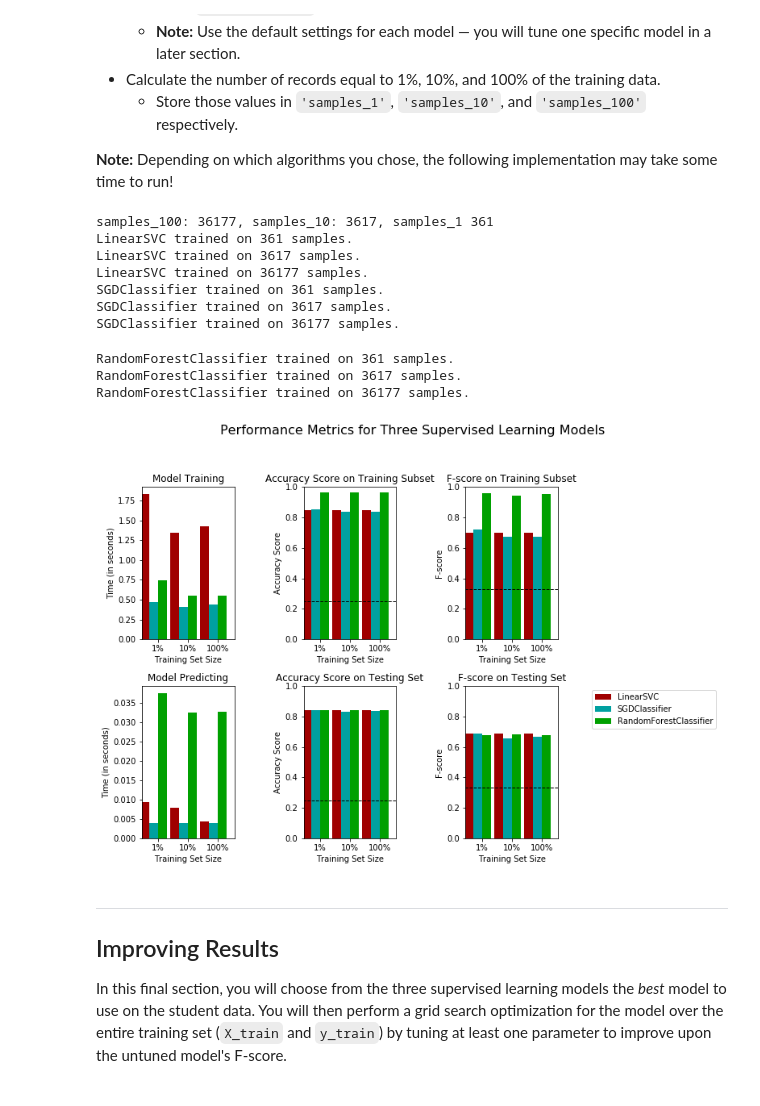
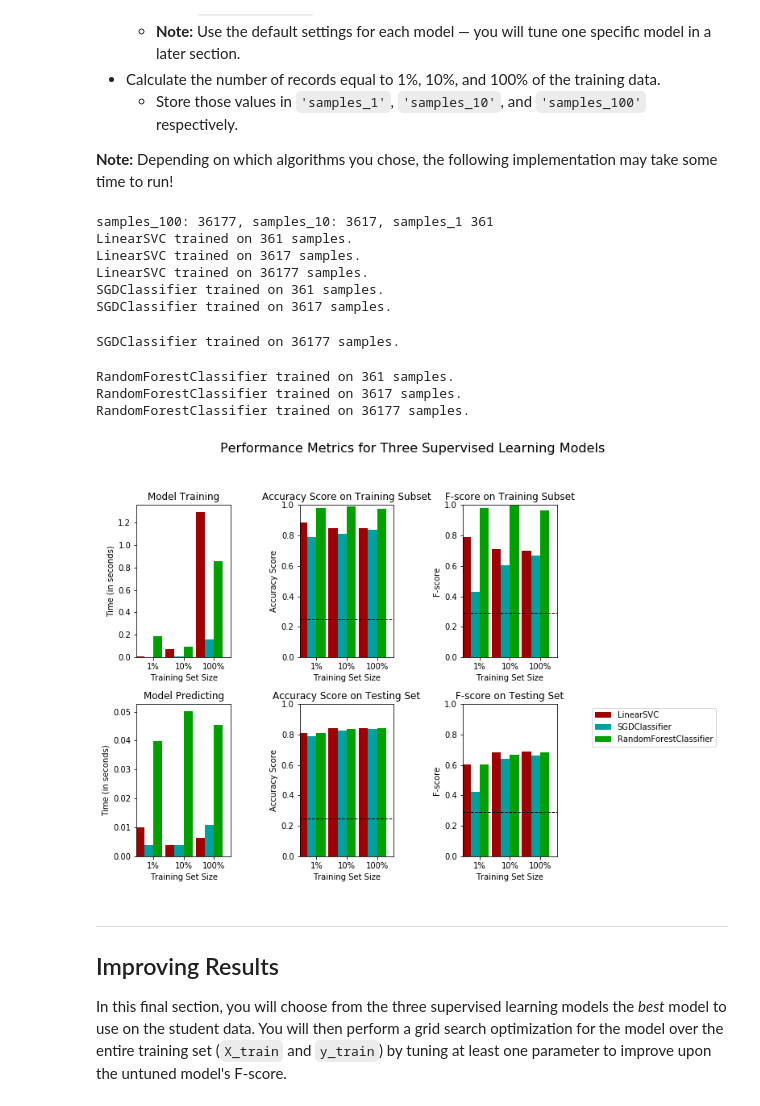
Before and after one commit to faberfred/Udacity_Machine_Learning_Engineer_Nanodegree_Program, a Jupyter notebook: projects/finding_donors/finding_donors.ipynb, the cells around one changed output. Cells and saved outputs as stored; diff of their text form; code cells hidden in the pictures.

```diff
--- a/projects/finding_donors/finding_donors.ipynb
+++ b/projects/finding_donors/finding_donors.ipynb
@@ -343,7 +343,7 @@ recall = np.sum(income) / (np.sum(income) + 0)
 precision = np.sum(income) / (np.sum(income) + (income.count() - np.sum(income)))
 
 # TODO: Calculate F-score using the formula above for beta = 0.5 and correct values for precision and recall.
-fscore = (1 + 0.5) * (recall * precision) / (0.5 * precision + recall)
+fscore = (1 + 0.5**2) * (recall * precision) / (0.5**2 * precision + recall)
 
 # Print the results
 print('accuracy: {:.3f}, recall: {:.3f} & precision: {:.3f}'.format(accuracy, recall, precision))
@@ -452,7 +455,7 @@ def train_predict(learner, sample_size, X_train, y_train, X_test, y_test):
 
     # TODO: Fit the learner to the training data using slicing with 'sample_size' using .fit(training_features[:], training_labels[:])
     start = time() # Get start time
-    learner = learner.fit(X_train, y_train)
+    learner = learner.fit(X_train[:sample_size], y_train[:sample_size])
     end = time() # Get end time
 
     # TODO: Calculate the training time
@@ -509,45 +512,45 @@ from sklearn.neighbors import KNeighborsClassifier
 #clf_A = LogisticRegression() -->
 #clf_A = GaussianNB()
 #clf_A = KNeighborsClassifier()
-clf_A = LinearSVC()
-clf_B = SGDClassifier(max_iter=50, tol=1e-3)
-#clf_B = LogisticRegression()
+clf_A = LinearSVC(random_state=42)
+clf_B = SGDClassifier(random_state=42)
+#clf_B = LogisticRegression(random_state=42)
 #clf_C = DecisionTreeClassifier()
-clf_C = RandomForestClassifier()
+clf_C = RandomForestClassifier(random_state=42)
 
 # TODO: Calculate the number of samples for 1%, 10%, and 100% of the training data
 # HINT: samples_100 is the entire training set i.e. len(y_train)
 # HINT: samples_10 is 10% of samples_100 (ensure to set the count of the values to be `int` and not `float`)
 # HINT: samples_1 is 1% of samples_100 (ensure to set the count of the values to be `int` and not `float`)
 samples_100 = len(y_train)
 samples_10 = int(samples_100 / 10)
 samples_1 = int(samples_100 / 100)
 
 print('samples_100: {}, samples_10: {}, samples_1 {}'.format(samples_100, samples_10, samples_1))
 
 # Collect results on the learners
 results = {}
 for clf in [clf_A, clf_B, clf_C]:
     clf_name = clf.__class__.__name__
     results[clf_name] = {}
     for i, samples in enumerate([samples_1, samples_10, samples_100]):
         results[clf_name][i] = \
         train_predict(clf, samples, X_train, y_train, X_test, y_test)
 
 # Run metrics visualization for the three supervised learning models chosen
 vs.evaluate(results, accuracy, fscore)
 # %% [output]
 samples_100: 36177, samples_10: 3617, samples_1 361
 LinearSVC trained on 361 samples.
 LinearSVC trained on 3617 samples.
 LinearSVC trained on 36177 samples.
 SGDClassifier trained on 361 samples.
 SGDClassifier trained on 3617 samples.
-SGDClassifier trained on 36177 samples.
-RandomForestClassifier trained on 361 samples.
-RandomForestClassifier trained on 3617 samples.
-RandomForestClassifier trained on 36177 samples.
+SGDClassifier trained on 36177 samples.
+RandomForestClassifier trained on 361 samples.
+RandomForestClassifier trained on 3617 samples.
+RandomForestClassifier trained on 36177 samples.
-[figure, old version]
+[figure, new version]
 # %% [markdown]
 ----
 ## Improving Results
```
Also changed, not shown: parts of 18 cells of this notebook, 1 other file.
